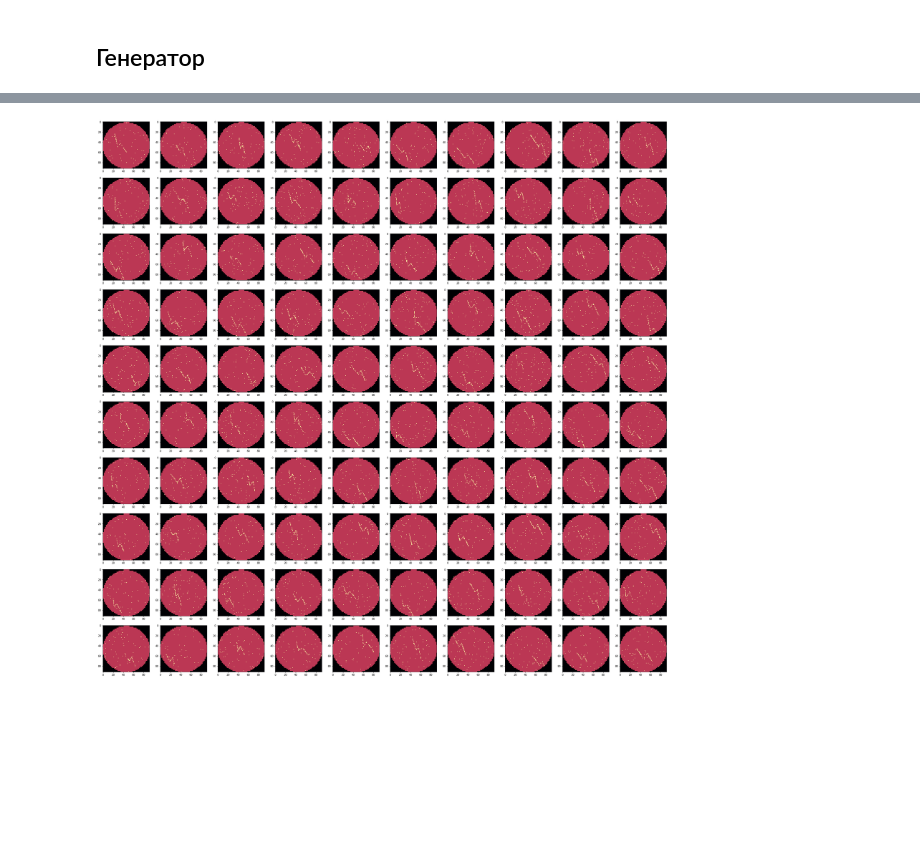
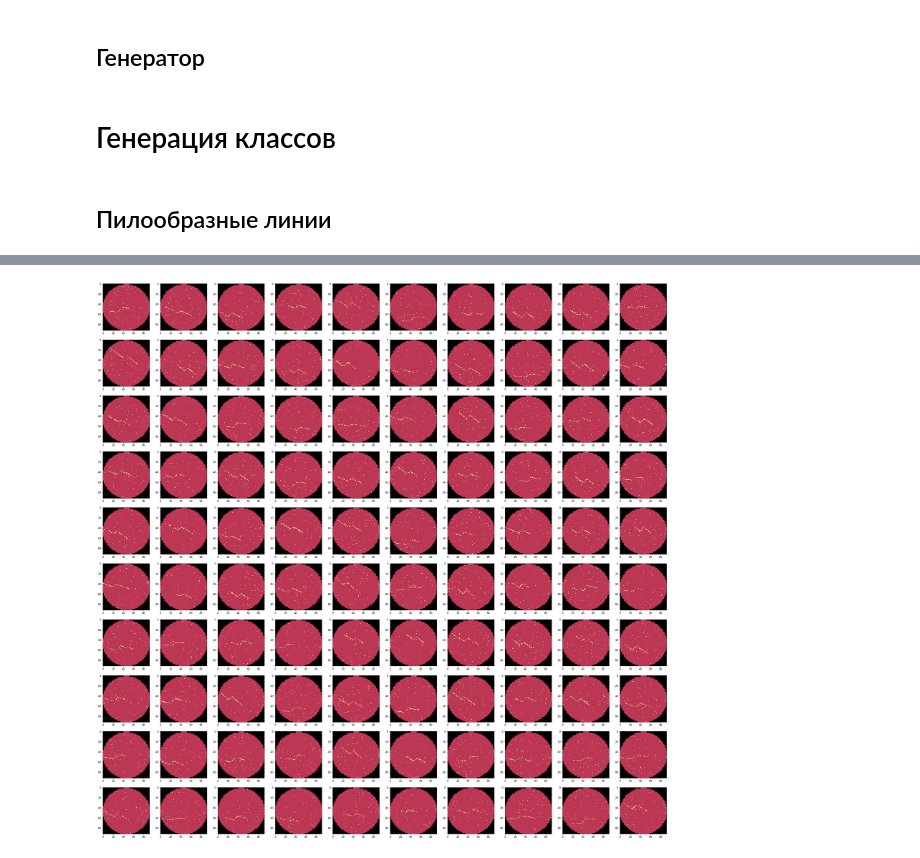
Before and after one commit to Keleas/Wafer_maps, a Jupyter notebook: Wafer_card_synthesis.ipynb, the cells around one changed output, grey strips where cells are left out. Saved outputs shown, nothing was run; the diff lists cells and outputs as text; code cells hidden in the pictures; blank space fills up the shorter version.

```diff
--- a/Wafer_card_synthesis.ipynb
+++ b/Wafer_card_synthesis.ipynb
@@ -771,6 +771,10 @@ def sawtooth_line(XC_, YC_, L0_, angle_, line_count):
     #     plt.figure(figsize=(12,8))
         ax[n].imshow(noise_img, cmap='inferno');
         # plt.savefig('test_noise_1.jpg')
+# %% [markdown]
+# Генерация классов
+# %% [markdown]
+## Пилообразные линии
 # %%
 %%time
 
@@ -778,20 +782,20 @@ N_POINT = 100
 
 L0 = np.random.randint(40, 55, size=N_POINT)
 
-XC = np.random.randint(15, 60, size=N_POINT)
-delta_xc = np.random.randint(-10, -3, size=N_POINT)
+XC = np.random.randint(46, 70, size=N_POINT)
+delta_xc = np.random.randint(3, 10, size=N_POINT)
 np.random.shuffle(delta_xc)
 XC = np.vstack((XC, delta_xc))
 xc = np.array([[XC[0,i], XC[1,i]] for i in range(XC.shape[1])])
 
-YC = np.random.randint(10, 60, size=N_POINT)
-delta_yc = np.random.randint(5, 8, size=N_POINT)
+YC = np.random.randint(46, 70, size=N_POINT)
+delta_yc = np.random.randint(-8, -5, size=N_POINT)
 np.random.shuffle(delta_yc)
 YC = np.vstack((YC, delta_yc))
 yc = np.array([[YC[0,i], YC[1,i]] for i in range(YC.shape[1])])
 
-angle1 = np.random.randint(0, 40, size=N_POINT) * np.pi/180
-angle2 = np.random.randint(10, 40, size=N_POINT) * np.pi/180
+angle1 = np.random.randint(-130, -90, size=N_POINT) * np.pi/180
+angle2 = np.random.randint(-130, -100, size=N_POINT) * np.pi/180
 angle = np.vstack((angle1, angle2))
 angle = np.array([[angle[0,i], angle[1,i]] for i in range(angle.shape[1])])
 
@@ -802 +806 @@ Wall time: 940 ms
-[figure, old version]
+[figure, new version]
```
Also changed, not shown: parts of 9 cells of this notebook, 1 other file.
